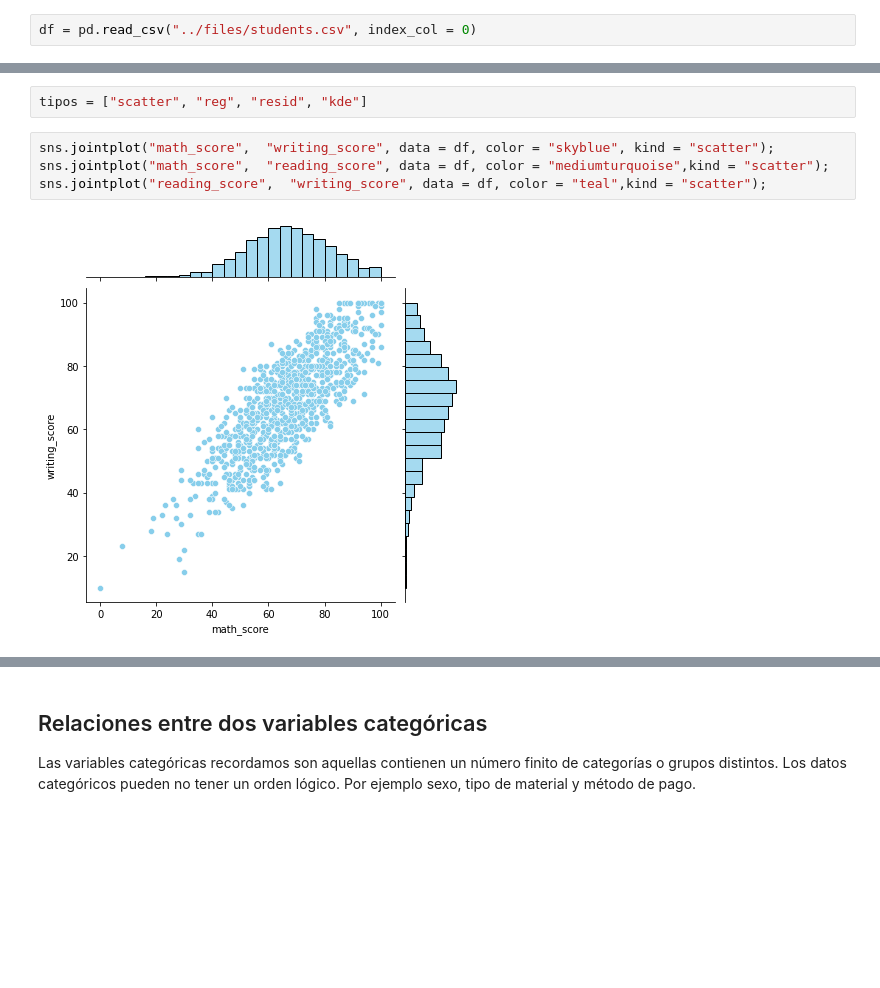
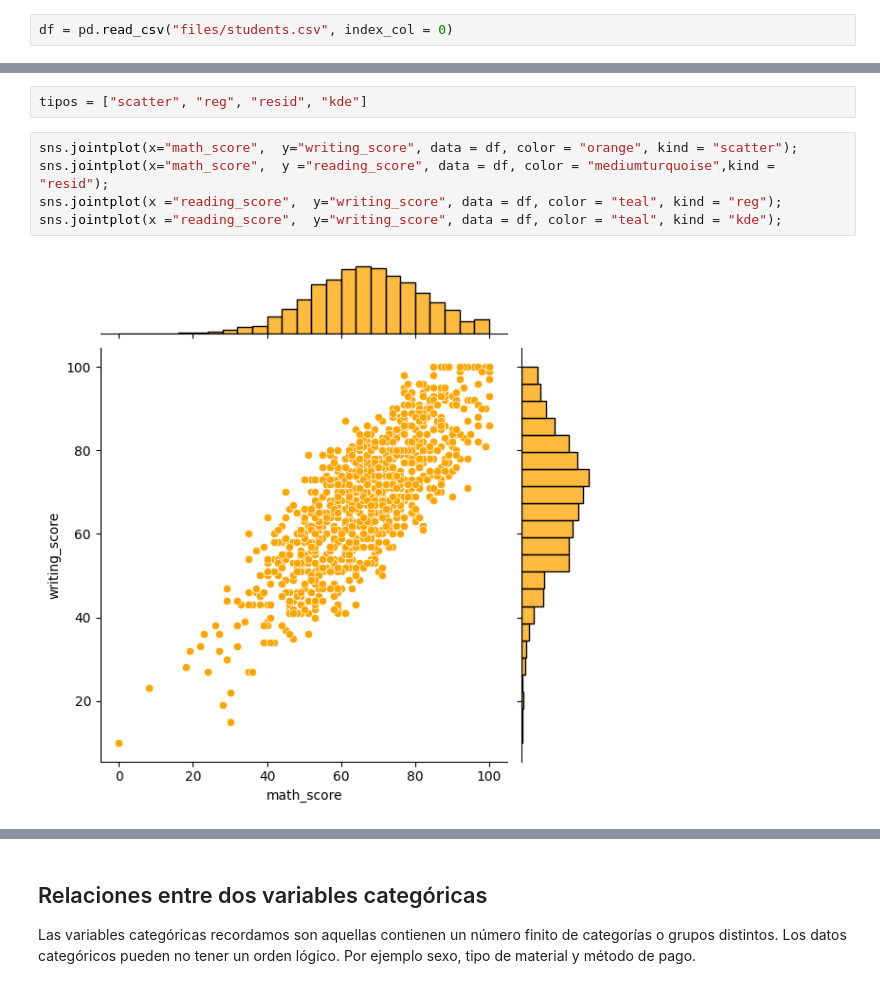
Before and after one commit to paulafuenteg/ejercicios_clase, a Jupyter notebook: EDA/EDA-III_Analisis-Exploratorio-Grafico.ipynb, the cells around one changed output, grey strips where cells are left out. Drawn from its saved outputs; the diff is of its cells as text; blank space fills up the shorter version.

```diff
--- a/EDA/EDA-III_Analisis-Exploratorio-Grafico.ipynb
+++ b/EDA/EDA-III_Analisis-Exploratorio-Grafico.ipynb
@@ -30,7 +30,7 @@ warnings.filterwarnings('ignore')
 # %% [markdown]
 En esta lección seguiremos trabajando con el *DataFrame* de datos de los estudiantes. Lo cargamos 👇🏽:
 # %%
-df = pd.read_csv("../files/students.csv", index_col = 0)
+df = pd.read_csv("files/students.csv", index_col = 0)
 # %%
 nuevas_columnas = {col: col.replace(" ", "_") for col in df.columns}
 df.rename(columns = nuevas_columnas, inplace = True)
@@ -226,8 +243,9 @@ Nos permite básicamente emparejar dos gráficos para datos bivariados. Con la e
 # %%
 tipos = ["scatter", "reg", "resid", "kde"]
 # %%
-sns.jointplot("math_score",  "writing_score", data = df, color = "skyblue", kind = "scatter");
-sns.jointplot("math_score",  "reading_score", data = df, color = "mediumturquoise",kind = "scatter");
-sns.jointplot("reading_score",  "writing_score", data = df, color = "teal",kind = "scatter");
+sns.jointplot(x="math_score",  y="writing_score", data = df, color = "orange", kind = "scatter");
+sns.jointplot(x="math_score",  y ="reading_score", data = df, color = "mediumturquoise",kind = "resid");
+sns.jointplot(x ="reading_score",  y="writing_score", data = df, color = "teal", kind = "reg");
+sns.jointplot(x ="reading_score",  y="writing_score", data = df, color = "teal", kind = "kde");
 # %% [output]
-[figure, old version]
+[figure, new version]
```
Also changed, not shown: parts of 32 cells of this notebook, 10 other files.
